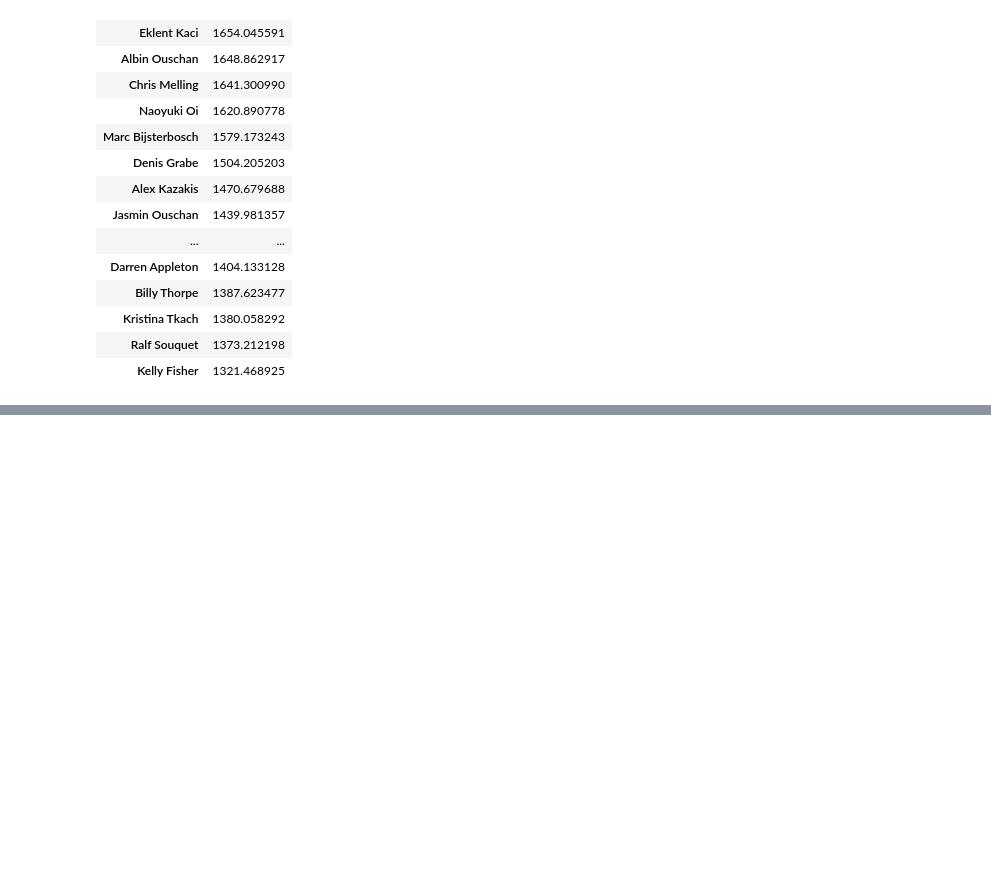
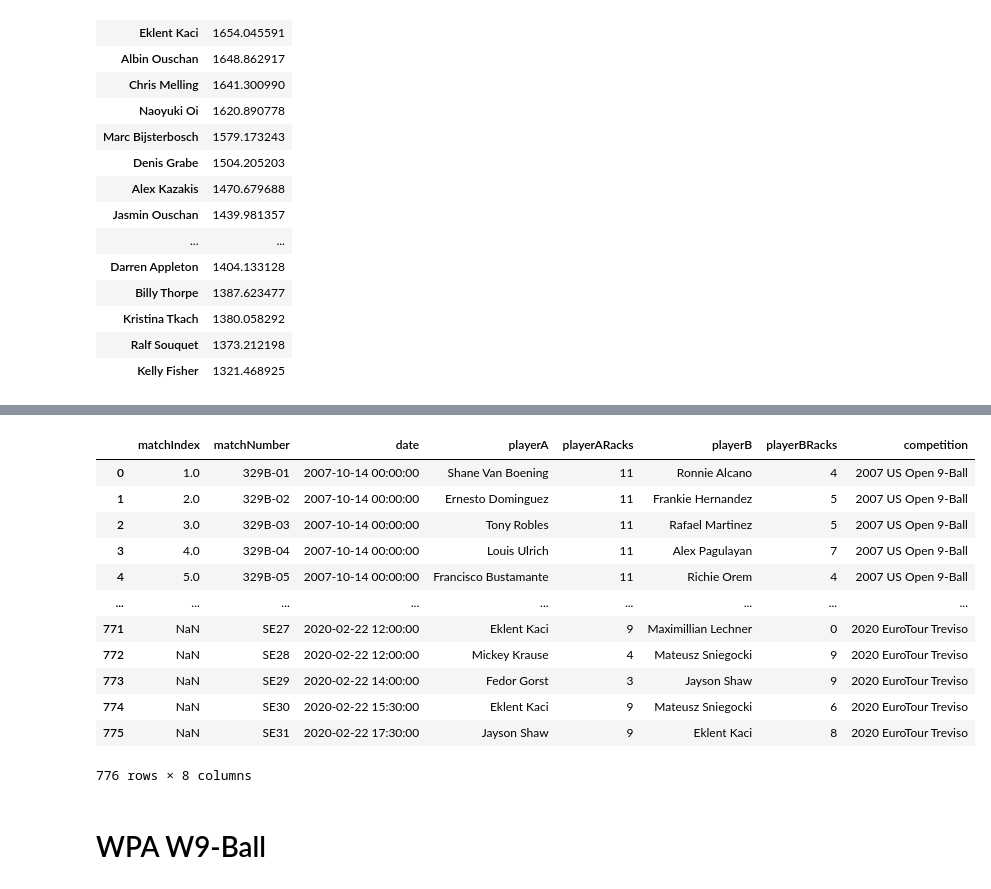
Before and after one commit to sethbilliau/SportsAnalytics, a Jupyter notebook: final/pool.ipynb, the cells around one changed output, grey strips where cells are left out. Drawn from its saved outputs; the diff is of its cells as text; code cells hidden in the pictures; blank space fills up the shorter version.

```diff
--- a/final/pool.ipynb
+++ b/final/pool.ipynb
@@ -209,0 +273,52 @@ ratingsPrelims.sort_values(by='ratings', ascending = False)
+# %%
+import regex as re
+
+def clean_names(df, column):
+    result = []
+    for idx, row in df.iterrows():
+        names = re.split('[\\s]+', row[column])
+        lastname = ""
+        firstname = ""
+        for name in names:
+            if name.isupper():
+                lastname += str.title(name)
+            elif name == "Jr.":
+                pass
+            else:
+                firstname += str.title(name) + " "
+        fullname = firstname + lastname
+        result.append(fullname)
+    return(result)
+# %%
+eurotour.playerA = clean_names(eurotour, "playerA")
+eurotour.playerB = clean_names(eurotour, "playerB")
+eurotour = eurotour.rename(columns={"matchTime":'date'})
+eurotour = eurotour.drop(columns = ['round'])
+eurotour['competition'] = "2020 EuroTour Treviso"
+eurotour.date = pd.to_datetime(eurotour['date'])
+# %%
+fulldf1 = pd.merge(accustats, eurotour, on=["playerA", "playerB", "playerARacks",
+                                           "playerBRacks", 'date', 'matchNumber',
+                                          "competition"],
+                  how='outer')
+# %%
+
+fulldf1 = fulldf1.sort_values(by= ['date', 'matchIndex']).reset_index(drop=True)
+# %%
+fulldf1
+# %% [output]
+|  | matchIndex | matchNumber | date | playerA | playerARacks | playerB | playerBRacks | competition |
+| 0 | 1.0 | 329B-01 | 2007-10-14 00:00:00 | Shane Van Boening | 11 | Ronnie Alcano | 4 | 2007 US Open 9-Ball |
+| 1 | 2.0 | 329B-02 | 2007-10-14 00:00:00 | Ernesto Dominguez | 11 | Frankie Hernandez | 5 | 2007 US Open 9-Ball |
+| 2 | 3.0 | 329B-03 | 2007-10-14 00:00:00 | Tony Robles | 11 | Rafael Martinez | 5 | 2007 US Open 9-Ball |
+| 3 | 4.0 | 329B-04 | 2007-10-14 00:00:00 | Louis Ulrich | 11 | Alex Pagulayan | 7 | 2007 US Open 9-Ball |
+| 4 | 5.0 | 329B-05 | 2007-10-14 00:00:00 | Francisco Bustamante | 11 | Richie Orem | 4 | 2007 US Open 9-Ball |
+| ... | ... | ... | ... | ... | ... | ... | ... | ... |
+| 771 | NaN | SE27 | 2020-02-22 12:00:00 | Eklent Kaci | 9 | Maximillian Lechner | 0 | 2020 EuroTour Treviso |
+| 772 | NaN | SE28 | 2020-02-22 12:00:00 | Mickey Krause | 4 | Mateusz Sniegocki | 9 | 2020 EuroTour Treviso |
+| 773 | NaN | SE29 | 2020-02-22 14:00:00 | Fedor Gorst | 3 | Jayson Shaw | 9 | 2020 EuroTour Treviso |
+| 774 | NaN | SE30 | 2020-02-22 15:30:00 | Eklent Kaci | 9 | Mateusz Sniegocki | 6 | 2020 EuroTour Treviso |
+| 775 | NaN | SE31 | 2020-02-22 17:30:00 | Jayson Shaw | 9 | Eklent Kaci | 8 | 2020 EuroTour Treviso |
+776 rows × 8 columns
+# %% [markdown]
+# WPA W9-Ball
```
Also changed, not shown: parts of 54 cells of this notebook, 10 other files.
